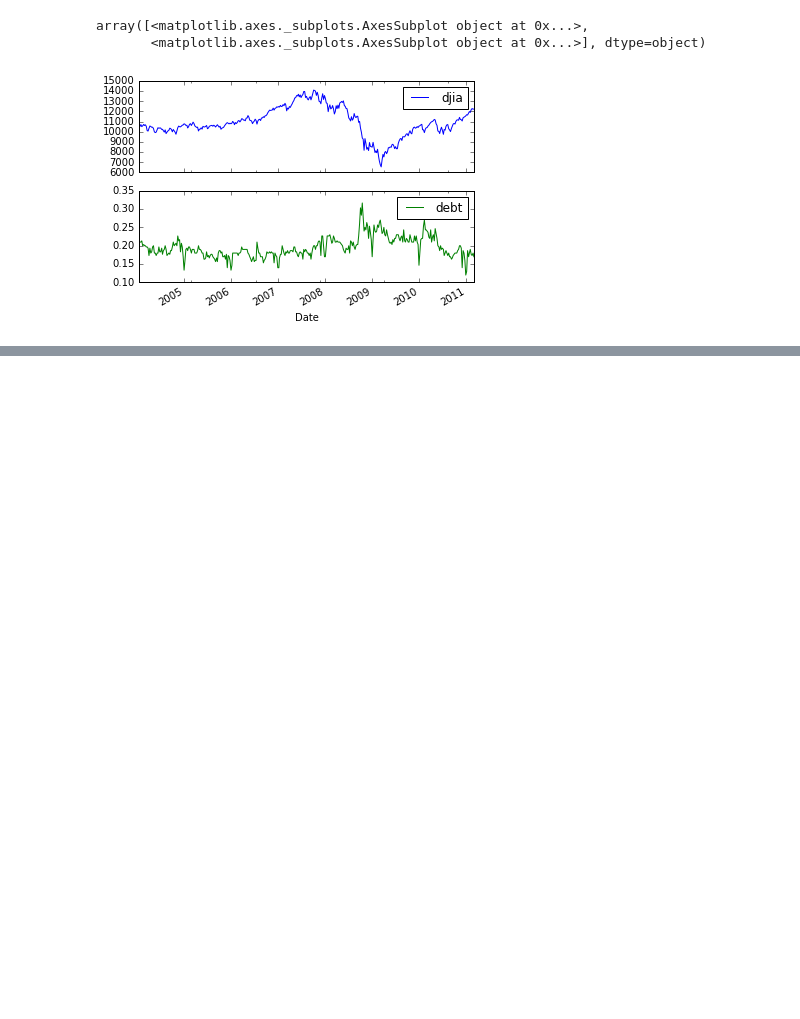
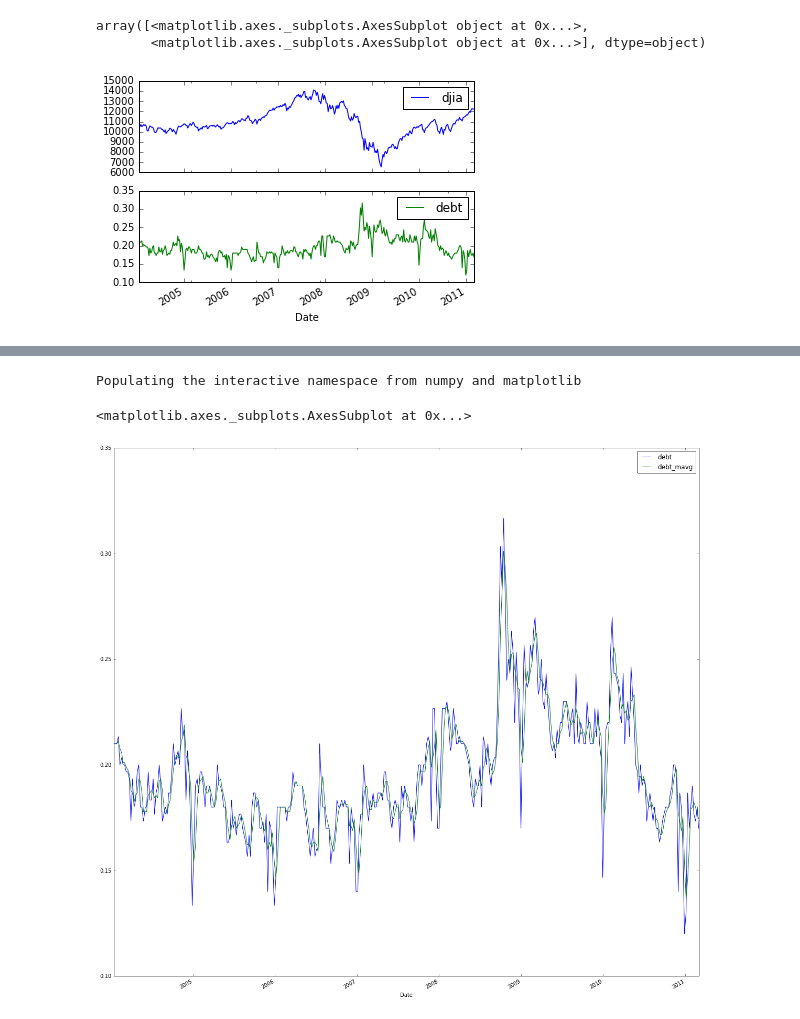
Before and after one commit to ywchiu/pyfintech, a Jupyter notebook: 20160806Demo.ipynb, the cells around one changed output, grey strips where cells are left out. Drawn from its saved outputs; the diff is of its cells as text; code cells hidden in the pictures; blank space fills up the shorter version.

```diff
--- a/20160806Demo.ipynb
+++ b/20160806Demo.ipynb
@@ -56,0 +59,4 @@ array([<matplotlib.axes._subplots.AxesSubplot object at 0x...>,
+# %%
+#因為我們的日期區間是一星期，　所以rolling_mean 參數為3 代表取三週移動平均
+data['debt_mavg'] = pd.rolling_mean(data.debt, 3)
+data.head()
@@ -56,0 +72,7 @@ array([<matplotlib.axes._subplots.AxesSubplot object at 0x...>,
+# %%
+%pylab inline
+data[['debt','debt_mavg']].plot(figsize=[20,20])
+# %% [output]
+Populating the interactive namespace from numpy and matplotlib
+<matplotlib.axes._subplots.AxesSubplot at 0x...>
+[figure, added]
```
Also changed, not shown: parts of 26 cells of this notebook.
